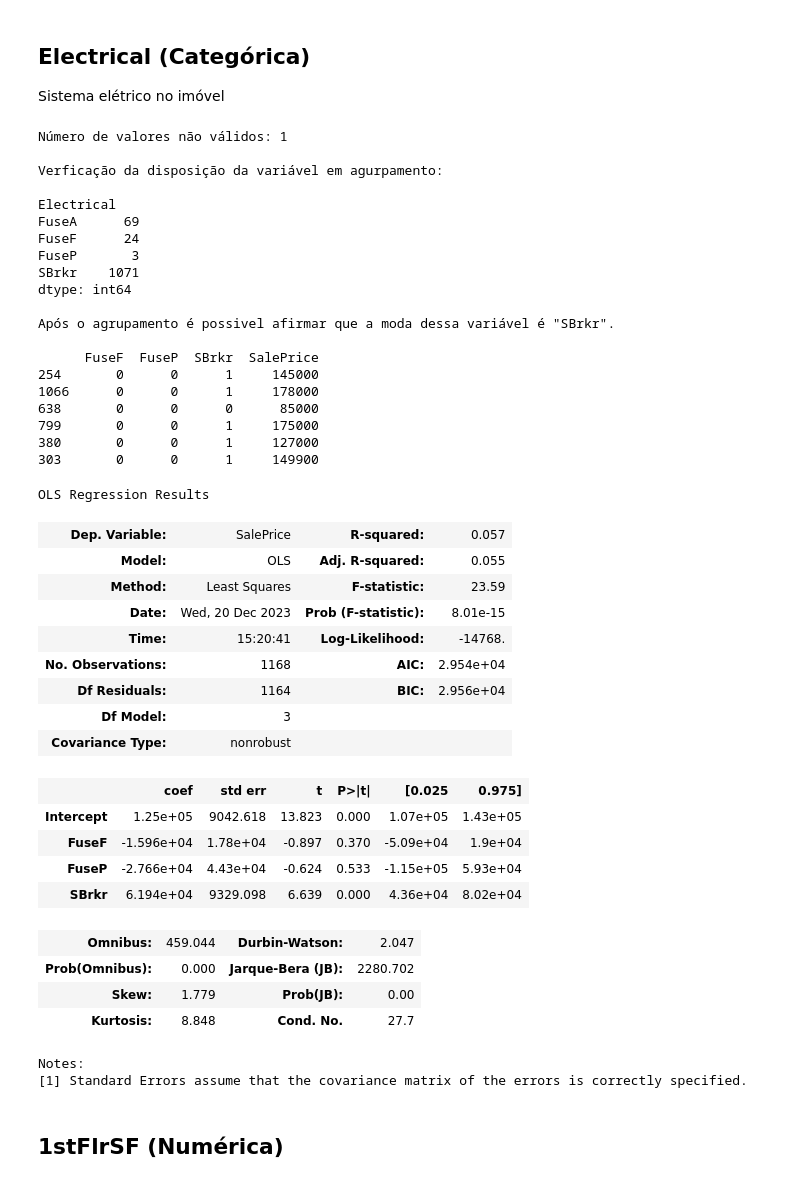
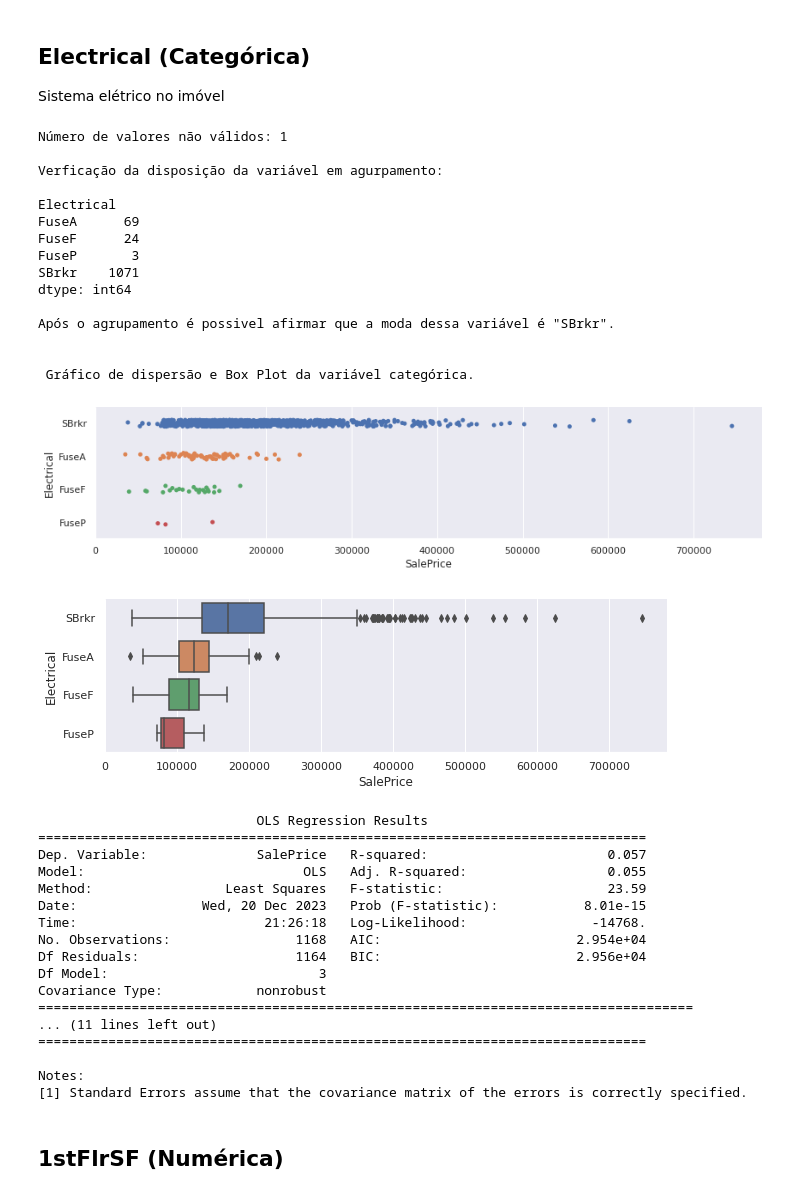
Before and after one commit to JohnDaytonCC/HousePricesPrediction, a Jupyter notebook: Notebook - House Prices Predition.ipynb, the cells around one changed output. Drawn from its saved outputs; the diff is of its cells as text; code cells hidden in the pictures.

```diff
--- a/Notebook - House Prices Predition.ipynb
+++ b/Notebook - House Prices Predition.ipynb
@@ -3735,65 +3882,81 @@ print(f'\nApós o agrupamento é possivel afirmar que a moda dessa variável é
 # Cópia dos valores que serão manipulados para que os valores originais são sejam alterados.
 df_dummies_auxiliar_1 = dados_treino[nome_feature].copy()
 
 # Eliminação dos valores não válidas pelo valor da moda.
 df_dummies_auxiliar_1.fillna('SBrkr', inplace = True)
 
 # Conversão da variável categórica em dicotômica com a exclusão da primeira variável dicotômica.
-df_dummies_auxiliar = pd.get_dummies(df_dummies_auxiliar_1, columns=[nome_feature], drop_first=True)
+df_dummies_auxiliar = pd.get_dummies(df_dummies_auxiliar_1, columns=[nome_feature], drop_first=True, prefix = nome_feature)
 
 # Inclusão da variável dependente ao data frame de variáveis dicotômicas.
 df_dummies_auxiliar[nome_target] = dados_treino[nome_target].copy()
 
 # Verificação do data frame.
-print(df_dummies_auxiliar.head(6))
+# print(df_dummies_auxiliar.head(6))
+
+############################################################################################################
+# Criação de um gráfico para facilitar o entendimento da dispersão dos dados
+
+print('\n Gráfico de dispersão e Box Plot da variável categórica.')
+
+sns.catplot(x = nome_target, y = nome_feature, data = dados_treino, height=3, aspect=4)
+
+sns.catplot(x = nome_target, y = nome_feature, data = dados_treino, kind = "box", height=3, aspect=3)
+
+# Ajustar o layout para evitar sobreposição
+plt.tight_layout()
+
+# Mostrar os gráficos
+plt.show()
+############################################################################################################
 
 # Estimação do modelo de regressão linear múltipla com n-1 dummies
-modelo_dummies = sm.OLS.from_formula("SalePrice ~ FuseF + FuseP + SBrkr", df_dummies_auxiliar).fit()
+modelo_dummies = sm.OLS.from_formula("SalePrice ~ Electrical_FuseF + Electrical_FuseP + Electrical_SBrkr", df_dummies_auxiliar).fit()
 
 # Verificação dos parâmetros do modelo.
-modelo_dummies.summary()
+print(modelo_dummies.summary())
+
+################################# ARMAZENAMENTO DAS VARIÁVEIS DICOTÔMICAS ##################################
+# Eliminação da coluna da variável dependente
+df_dummies_auxiliar.drop(columns = [nome_target], inplace = True)
+
+# Armazenamento dos valores da variável
+features_dicotomicas[df_dummies_auxiliar.columns] = df_dummies_auxiliar
 # %% [output]
 Número de valores não válidos: 1
 
 Verficação da disposição da variável em agurpamento:
 
 Electrical
 FuseA      69
 FuseF      24
 FuseP       3
 SBrkr    1071
 dtype: int64
 
 Após o agrupamento é possivel afirmar que a moda dessa variável é "SBrkr".
 
-      FuseF  FuseP  SBrkr  SalePrice
-254       0      0      1     145000
-1066      0      0      1     178000
-638       0      0      0      85000
-799       0      0      1     175000
-380       0      0      1     127000
-303       0      0      1     149900
+
+ Gráfico de dispersão e Box Plot da variável categórica.
+[figure, added]
+[figure, added]
-OLS Regression Results
+                            OLS Regression Results
+==============================================================================
+Dep. Variable:              SalePrice   R-squared:                       0.057
+Model:                            OLS   Adj. R-squared:                  0.055
+Method:                 Least Squares   F-statistic:                     23.59
+Date:                Wed, 20 Dec 2023   Prob (F-statistic):           8.01e-15
+Time:                        21:26:18   Log-Likelihood:                -14768.
+No. Observations:                1168   AIC:                         2.954e+04
+Df Residuals:                    1164   BIC:                         2.956e+04
+Df Model:                           3
+Covariance Type:            nonrobust
+====================================================================================
+... (11 lines left out)
+==============================================================================
+
+Notes:
+[1] Standard Errors assume that the covariance matrix of the errors is correctly specified.
-| Dep. Variable: | SalePrice | R-squared: | 0.057 |
-| Model: | OLS | Adj. R-squared: | 0.055 |
-| Method: | Least Squares | F-statistic: | 23.59 |
-| Date: | Wed, 20 Dec 2023 | Prob (F-statistic): | 8.01e-15 |
-| Time: | 15:20:41 | Log-Likelihood: | -14768. |
-| No. Observations: | 1168 | AIC: | 2.954e+04 |
-| Df Residuals: | 1164 | BIC: | 2.956e+04 |
-| Df Model: | 3 |  |  |
-| Covariance Type: | nonrobust |  |  |
-|  | coef | std err | t | P>|t| | [0.025 | 0.975] |
-| Intercept | 1.25e+05 | 9042.618 | 13.823 | 0.000 | 1.07e+05 | 1.43e+05 |
-| FuseF | -1.596e+04 | 1.78e+04 | -0.897 | 0.370 | -5.09e+04 | 1.9e+04 |
-| FuseP | -2.766e+04 | 4.43e+04 | -0.624 | 0.533 | -1.15e+05 | 5.93e+04 |
-| SBrkr | 6.194e+04 | 9329.098 | 6.639 | 0.000 | 4.36e+04 | 8.02e+04 |
-| Omnibus: | 459.044 | Durbin-Watson: | 2.047 |
-| Prob(Omnibus): | 0.000 | Jarque-Bera (JB): | 2280.702 |
-| Skew: | 1.779 | Prob(JB): | 0.00 |
-| Kurtosis: | 8.848 | Cond. No. | 27.7 |
-Notes:
-[1] Standard Errors assume that the covariance matrix of the errors is correctly specified.
 # %% [markdown]
 ## 1stFlrSF (Numérica)
 # %%
```
Also changed, not shown: parts of 57 cells of this notebook.
